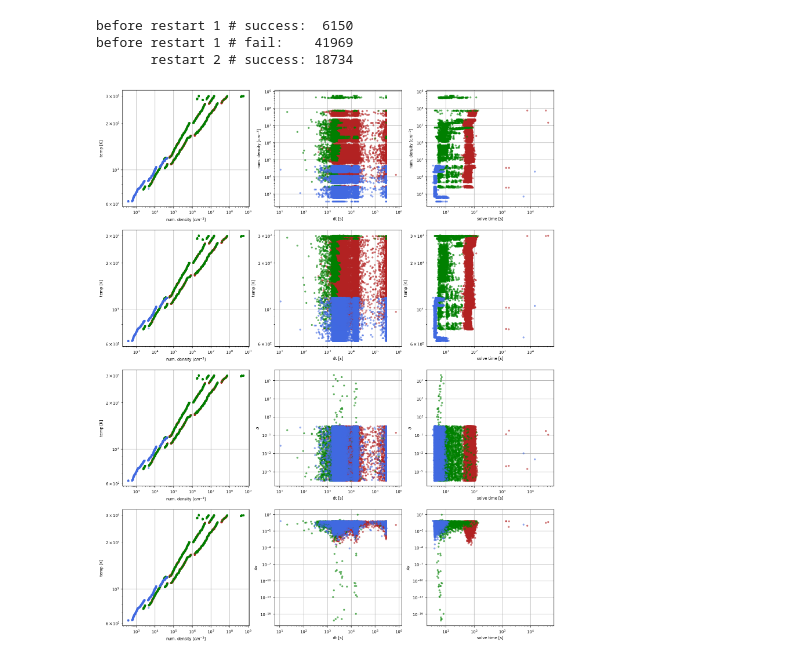
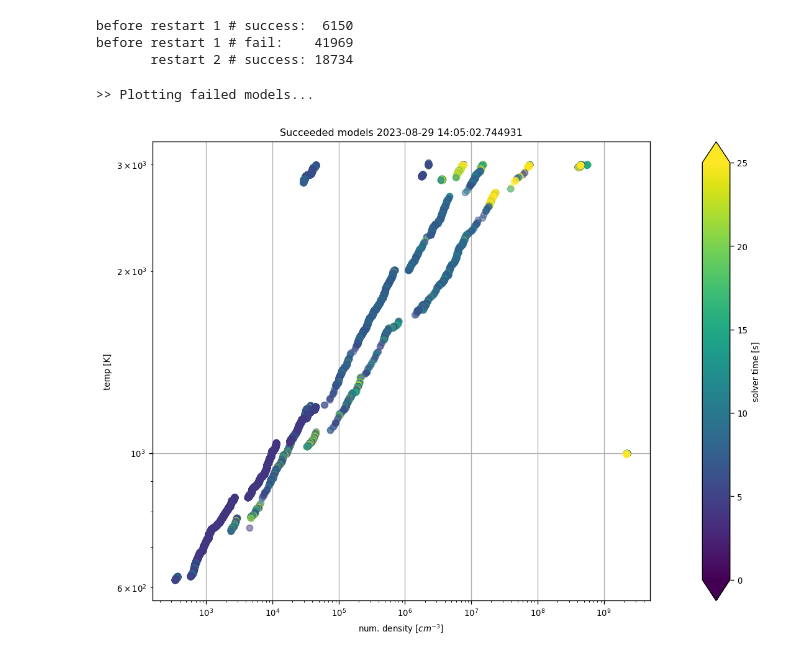
Before and after one commit to silkemaes/ChemPy, a Jupyter notebook: explore.ipynb, the cells around one changed output. Cells and saved outputs as stored; diff of their text form; code cells hidden in the pictures.

Commit message:
plotting the solver time for succeeded and failed models

```diff
--- a/explore.ipynb
+++ b/explore.ipynb
@@ -15,6 +21,9 @@ rcParams.update({'figure.dpi': 120})
 
 outpath = '/lhome/silkem/ChemTorch/ChemTorch/out/'
 # %%
+name = datetime.now()
+alpha = 0.5
+
 success = listdir(outpath+'success/')
 fail = listdir(outpath+'fail/')
 # %%
@@ -33,6 +42,7 @@ before restart 1 # fail:    41969
        restart 2 # success: 18734
 # %%
 fig, ax = plt.subplots(4,3, figsize=(16, 20))
+plt.title('Results until '+str(name))
 
 m_fail = '.'
 c_fail = 'firebrick'
@@ -78,9 +88,9 @@ for i in tqdm(range(len(success))):
     tictoc = np.load(outpath+'success/'+success[i]+'/tictoc.npy')
 
 
-    if i < 6150:
+    if i < 6150 and i >= 18734:
         c_suc = 'green'
-    elif i >= 6150:
+    elif i >= 6150 and i < 18734:
         c_suc = 'royalblue'
 
     ## parameter space
@@ -137,23 +147,54 @@ ax[3,2].set_ylabel('Av')
 
 plt.show()
 # %% [output]
-[figure, removed]
+>> Plotting failed models...
 # %%
 ## plotting solve time via colormap
 
-colors = mpl.cm.viridis(np.logspace(0, 1, ))
+tmax = 25
+time = np.linspace(0, 1, 10000)
+colors = cm.viridis(time)
 
+# print(colors)
+m_suc = 'o'
 
 fig, ax = plt.subplots(1,2, gridspec_kw={'width_ratios': [18,1]},figsize=(10, 8))
 
-for i,dir in enumerate(success):
-    input  = np.load(outpath+'success/'+dir+'/input.npy' )
-    tictoc = np.load(outpath+'success/'+dir+'/tictoc.npy')
+ax[0].set_title('Succeeded models '+ str(name))
+
+# for i in range(16000,16020):
+# for i in tqdm(range(5000,6000)):
+for i in tqdm(range(len(success))):
+    input  = np.load(outpath+'success/'+success[i]+'/input.npy')
+    tictoc = np.load(outpath+'success/'+success[i]+'/tictoc.npy')
+
 
     if i < 6150:
         c_suc = 'green'
     elif i >= 6150:
         c_suc = 'royalblue'
 
+    target = tictoc[0]
+    idx = np.argmin(np.abs(time*tmax - target))
+    c = colors[idx]
 
-    ax[0].plot(input[0], input[1], color = c_suc, marker = m_suc, alpha = alpha)
+    # print(target, time[idx]*tmax, idx, c,input[0], input[1])
+
+    ax[0].plot(input[0], input[1], color = c, marker = m_suc, alpha = alpha)
+
+## Colorbar
+cmap = cm.viridis
+norm =  mpl.colors.Normalize(vmin=min(time*tmax), vmax=max(time*tmax))
+cb = fig.colorbar(cm.ScalarMappable(norm=norm, cmap=cmap), cax=ax[1], orientation='vertical', label = 'solver time [s]', extend = 'both')
+
+
+
+ax[0].set_xscale('log')
+ax[0].set_yscale('log')
+ax[0].grid(True)
+ax[0].set_xlabel('num. density [$cm^{-3}$]')
+ax[0].set_ylabel('temp [K]')
+
+plt.show()
+# %% [output]
+[figure, added]
```
Also changed, not shown: parts of 3 cells of this notebook.
